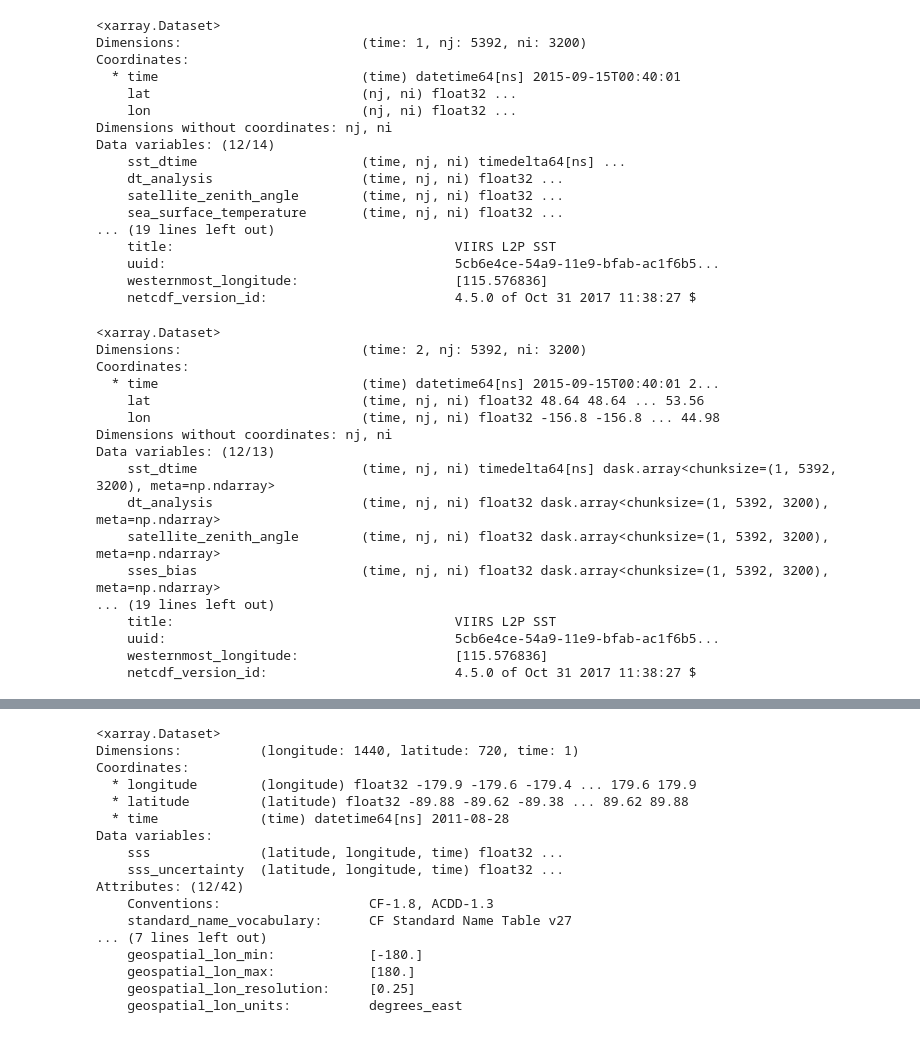
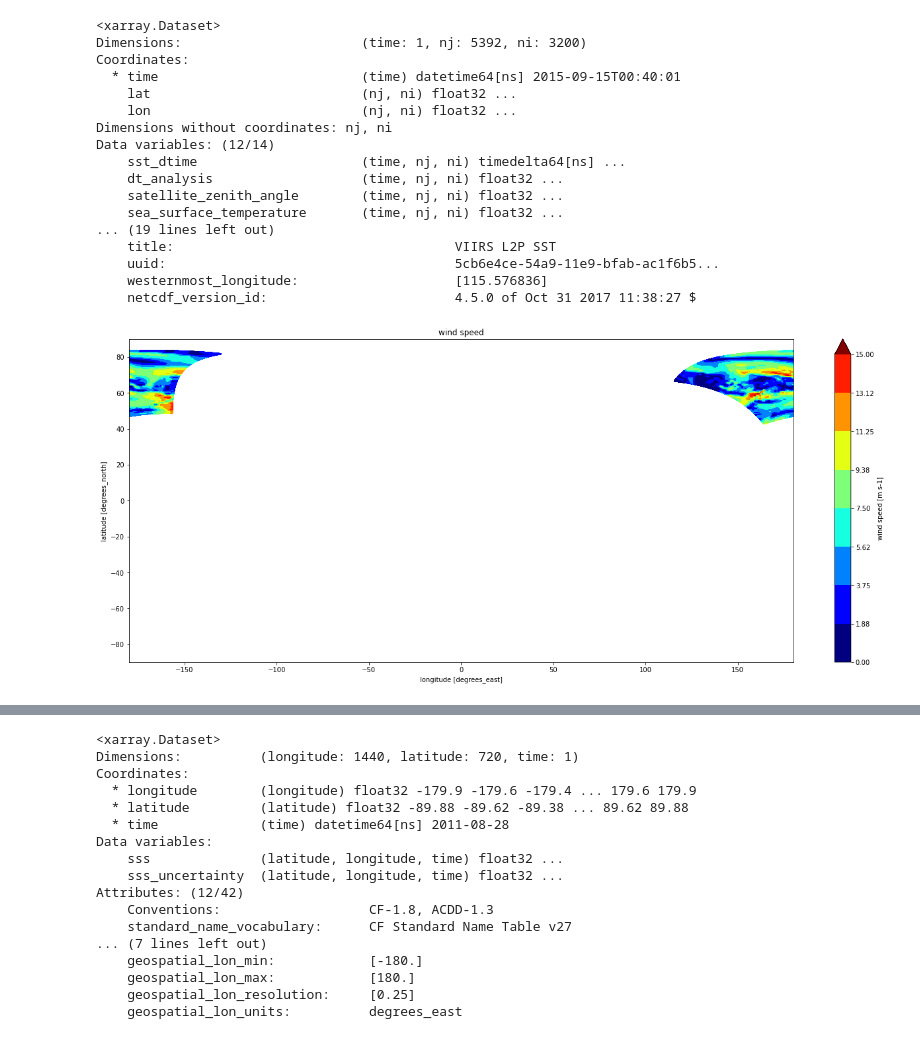
Before and after one commit to NASA-Openscapes/nch2021-projects-contexdata, a Jupyter notebook: notebooks/stack_select_regrid_plot_L2VIIRS.ipynb, the cells around one changed output, grey strips where cells are left out. Saved outputs shown, nothing was run; the diff lists cells and outputs as text; code cells hidden in the pictures.

```diff
--- a/notebooks/stack_select_regrid_plot_L2VIIRS.ipynb
+++ b/notebooks/stack_select_regrid_plot_L2VIIRS.ipynb
@@ -120,31 +120,21 @@ Data variables: (12/14)
     westernmost_longitude:                    [115.576836]
     netcdf_version_id:                        4.5.0 of Oct 31 2017 11:38:27 $
 # %%
-# for file in urls:
-#     ds = xr.open_dataset(s3_client.open(file), decode_cf=False) #issue when trying to open because of some CF conventions (?) so we add decode_cf=False
-#     pprint(ds.sea_surface_temperature.shape)
+#plot 1 file - wind speed
+ds.plot.scatter( y="lat",
+                 x="lon",
+                 hue="wind_speed",
+                 s=1,
+                 vmin=0,
+                 vmax=15,
+                 levels=9,
+                 cmap="jet",
+                 aspect=2.5,
+                 size=9, )
+
+plt.title(f'wind speed')
+plt.xlim(  -180., 180.)
+plt.ylim(-90.,  90.)
+plt.show()
+# %% [output]
+[figure, added]
-# %%
-fileset = [s3_client.open(file) for file in urls[0:2]]
-ds_stacked = xr.open_mfdataset(fileset, combine='by_coords',
-                               drop_variables=['sea_surface_temperature'],
-                               decode_cf=True,)
-                               # preprocess=lambda x: x.isel(time=0))
-ds_stacked
-# %% [output]
-<xarray.Dataset>
-Dimensions:                       (time: 2, nj: 5392, ni: 3200)
-Coordinates:
-  * time                          (time) datetime64[ns] 2015-09-15T00:40:01 2...
-    lat                           (time, nj, ni) float32 48.64 48.64 ... 53.56
-    lon                           (time, nj, ni) float32 -156.8 -156.8 ... 44.98
-Dimensions without coordinates: nj, ni
-Data variables: (12/13)
-    sst_dtime                     (time, nj, ni) timedelta64[ns] dask.array<chunksize=(1, 5392, 3200), meta=np.ndarray>
-    dt_analysis                   (time, nj, ni) float32 dask.array<chunksize=(1, 5392, 3200), meta=np.ndarray>
-    satellite_zenith_angle        (time, nj, ni) float32 dask.array<chunksize=(1, 5392, 3200), meta=np.ndarray>
-    sses_bias                     (time, nj, ni) float32 dask.array<chunksize=(1, 5392, 3200), meta=np.ndarray>
-... (19 lines left out)
-    title:                                    VIIRS L2P SST
-    uuid:                                     5cb6e4ce-54a9-11e9-bfab-ac1f6b5...
-    westernmost_longitude:                    [115.576836]
-    netcdf_version_id:                        4.5.0 of Oct 31 2017 11:38:27 $
```
Also changed, not shown: parts of 2 cells of this notebook.
